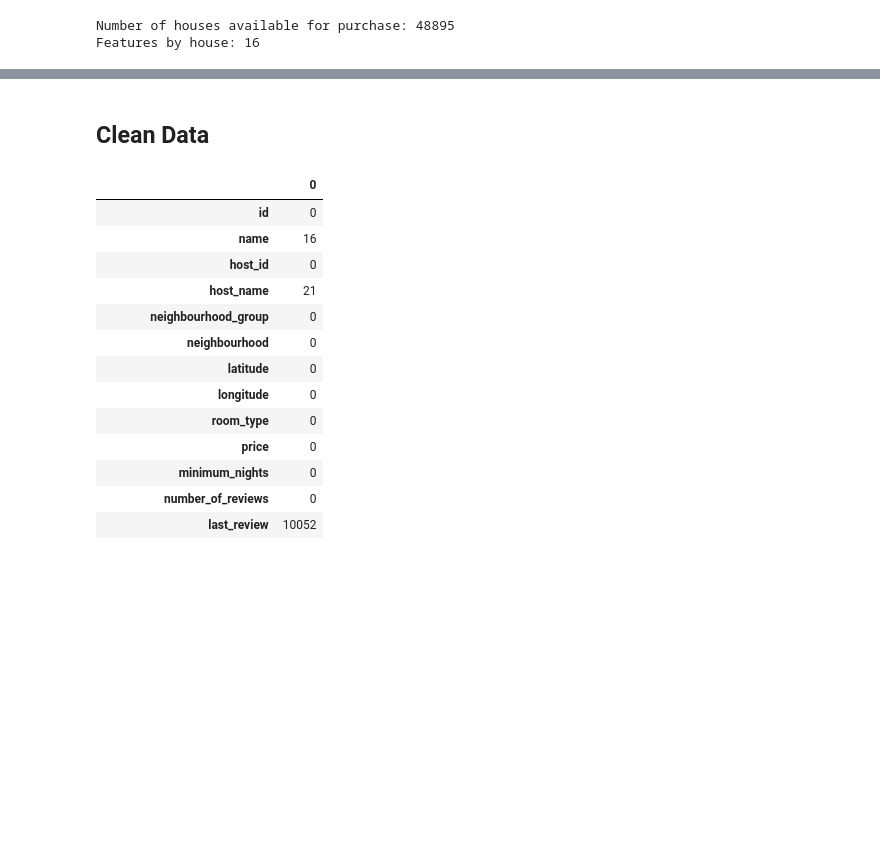
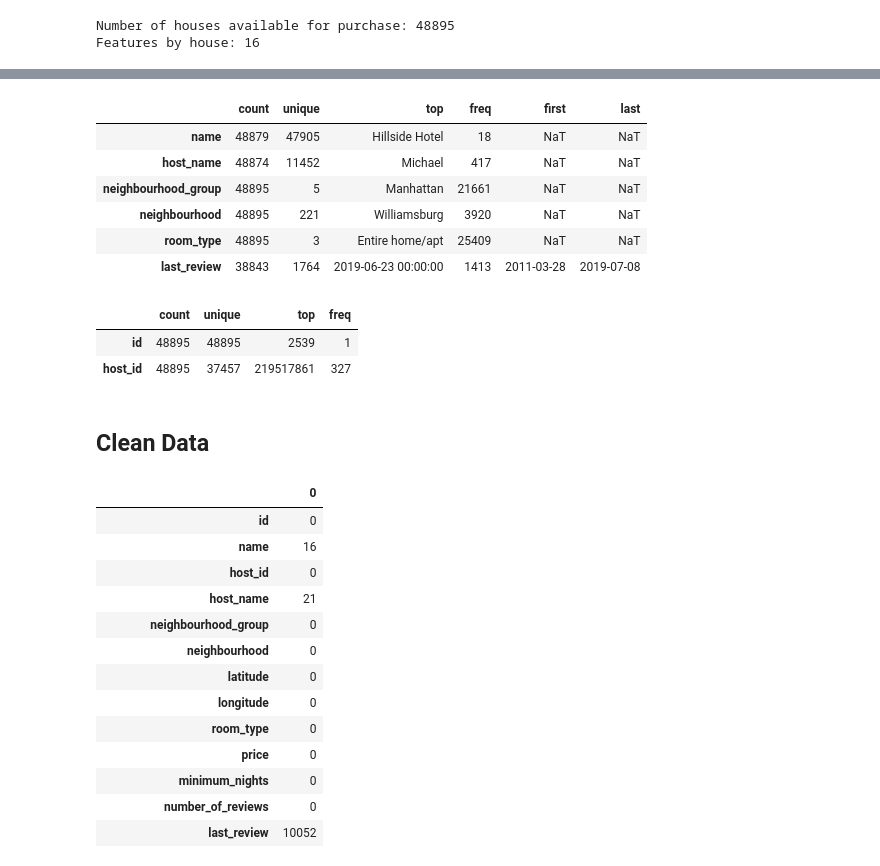
Before and after one commit to alessandra-barbosa/House-Rocket-Insights, a Jupyter notebook: Projeto_final_certificaçao.ipynb, the cells around one changed output, grey strips where cells are left out. Saved outputs shown, nothing was run; the diff lists cells and outputs as text; code cells hidden in the pictures; blank space fills up the shorter version.

```diff
--- a/Projeto_final_certificaçao.ipynb
+++ b/Projeto_final_certificaçao.ipynb
@@ -141,3 +147,22 @@ Features by house: 16
+# %%
+df_str=df.select_dtypes(exclude=['int64','float64'])
+df_str.describe().transpose()
+# %% [output]
+|  | count | unique | top | freq | first | last |
+| name | 48879 | 47905 | Hillside Hotel | 18 | NaT | NaT |
+| host_name | 48874 | 11452 | Michael | 417 | NaT | NaT |
+| neighbourhood_group | 48895 | 5 | Manhattan | 21661 | NaT | NaT |
+| neighbourhood | 48895 | 221 | Williamsburg | 3920 | NaT | NaT |
+| room_type | 48895 | 3 | Entire home/apt | 25409 | NaT | NaT |
+| last_review | 38843 | 1764 | 2019-06-23 00:00:00 | 1413 | 2011-03-28 | 2019-07-08 |
+# %%
+df_id=df[['id','host_id']] # depois de drop na
+df_id=df_id.astype(str)
+df_id.describe().transpose()
+# %% [output]
+|  | count | unique | top | freq |
+| id | 48895 | 48895 | 2539 | 1 |
+| host_id | 48895 | 37457 | 219517861 | 327 |
 # %% [markdown]
 ## Clean Data
 # %%
```
Also changed, not shown: parts of 14 cells of this notebook.
